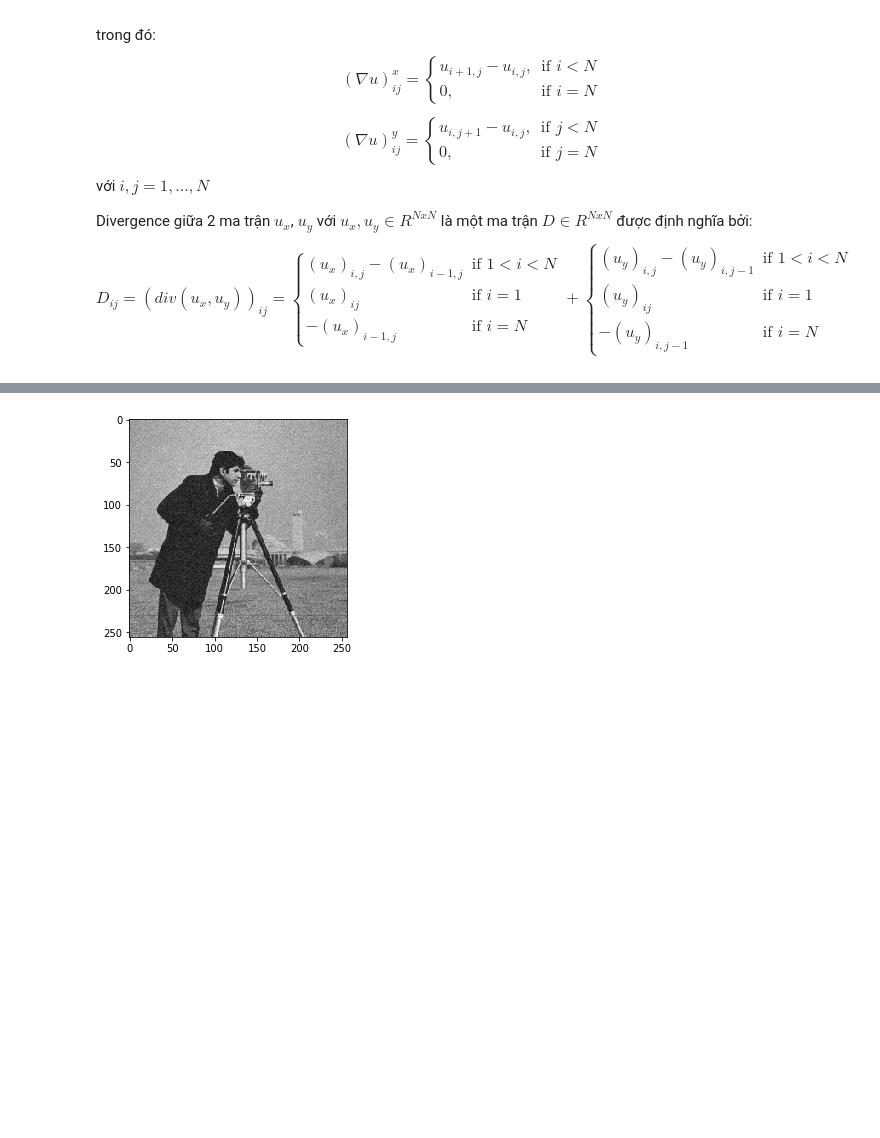
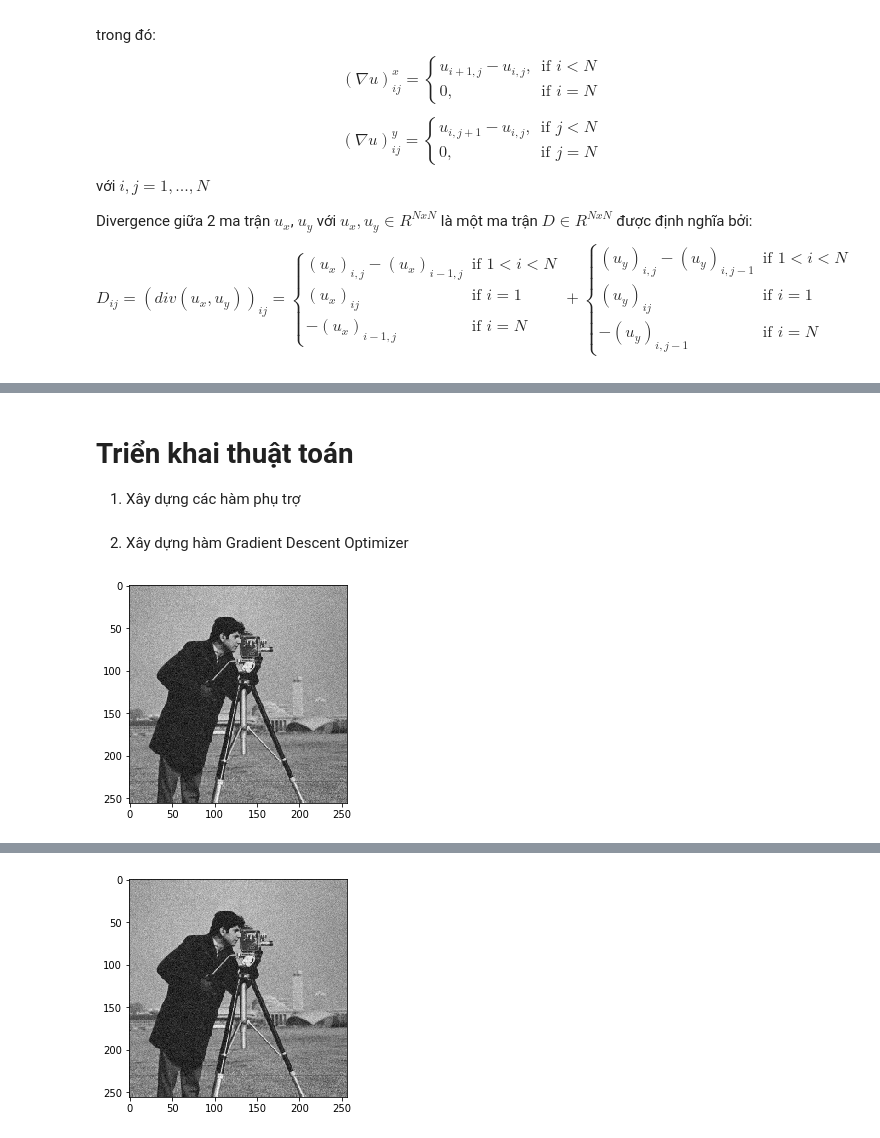
Before and after one commit to thaidv96/ds_hus, a Jupyter notebook: optimization/Ứng dụng tối ưu hóa vào bài toán khử nhiễu ảnh đen trắng.ipynb, the cells around one changed output, grey strips where cells are left out. Saved outputs shown, nothing was run; the diff lists cells and outputs as text; code cells hidden in the pictures; blank space fills up the shorter version.

```diff
--- a/optimization/Ứng dụng tối ưu hóa vào bài toán khử nhiễu ảnh đen trắng.ipynb
+++ b/optimization/Ứng dụng tối ưu hóa vào bài toán khử nhiễu ảnh đen trắng.ipynb
@@ -56,0 +146,4 @@ Ta có: $$\nabla L_{u_1}(u_1, u_2) = \nabla L^{(1)}_{u_1}(u_1, u_2) + \nabla L^{
+# %% [markdown]
+# Triển khai thuật toán
+
+1. Xây dựng các hàm phụ trợ
@@ -56,0 +208,2 @@ Ta có: $$\nabla L_{u_1}(u_1, u_2) = \nabla L^{(1)}_{u_1}(u_1, u_2) + \nabla L^{
+# %% [markdown]
+2. Xây dựng hàm Gradient Descent Optimizer
@@ -56,0 +230,5 @@ Ta có: $$\nabla L_{u_1}(u_1, u_2) = \nabla L^{(1)}_{u_1}(u_1, u_2) + \nabla L^{
+# %%
+plt.imshow(img_noise, cmap='gray')
+plt.show()
+# %% [output]
+[figure, added]
```
Also changed, not shown: parts of 9 cells of this notebook, 1 other file.
